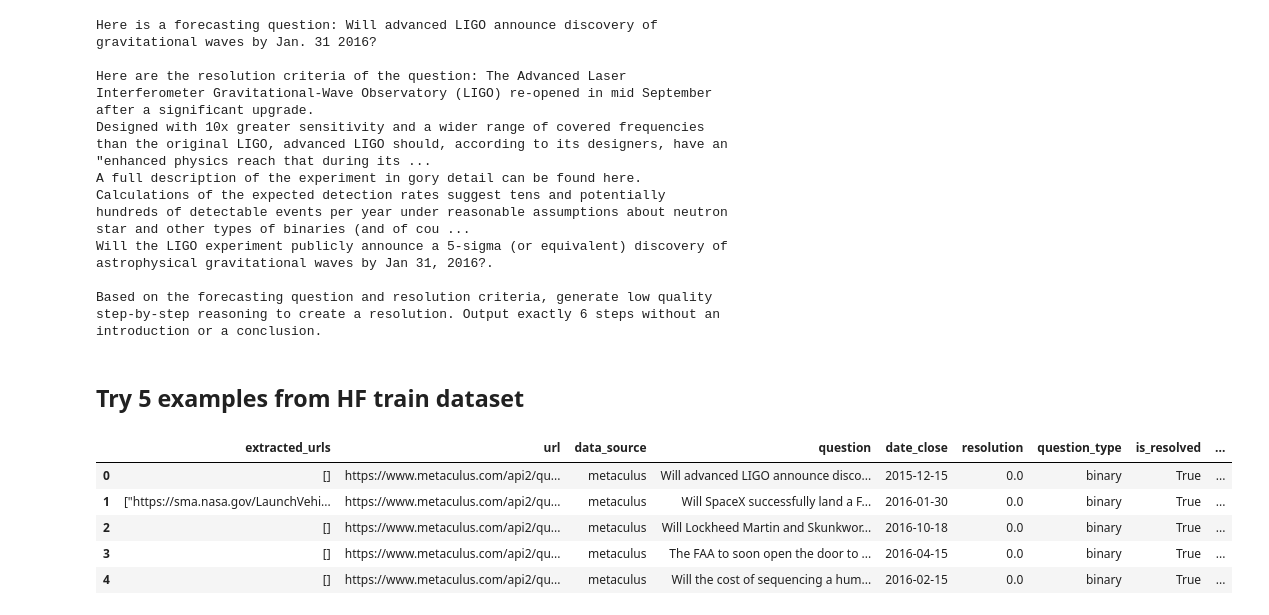
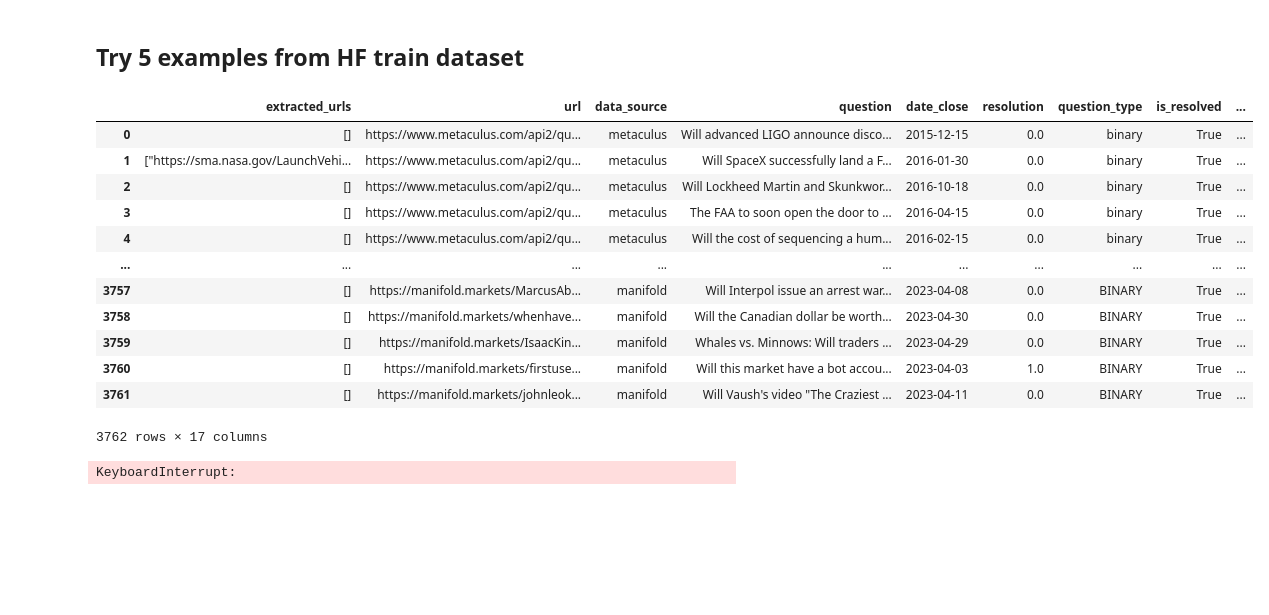
Before and after one commit to ethancchen/stat165_final_proj, a Jupyter notebook: train/prep_dataset.ipynb, the cells around one changed output. Saved outputs shown, nothing was run; the diff lists cells and outputs as text; code cells hidden in the pictures; blank space fills up the shorter version.

```diff
--- a/train/prep_dataset.ipynb
+++ b/train/prep_dataset.ipynb
@@ -5,6 +5,6 @@
 from prep_dataset import PrepDataset
 from pathlib import Path
 # %%
-data_path = Path().resolve().parent / "data" / "forecasting_huggingface.csv"
+data_path = Path().resolve().parent / "data" / "train_hf_dataset.csv"
 assert data_path.exists()
-obj = PrepDataset(data_path)
+prepper = PrepDataset(data_path)
@@ -21,14 +11,2 @@ Based on the forecasting question and resolution criteria, generate low quality
-# %%
-print(prompt)
-# %% [output]
-Here is a forecasting question: Will advanced LIGO announce discovery of gravitational waves by Jan. 31 2016?
-
-Here are the resolution criteria of the question: The Advanced Laser Interferometer Gravitational-Wave Observatory (LIGO) re-opened in mid September after a significant upgrade.
-Designed with 10x greater sensitivity and a wider range of covered frequencies than the original LIGO, advanced LIGO should, according to its designers, have an "enhanced physics reach that during its ...
-A full description of the experiment in gory detail can be found here.
-Calculations of the expected detection rates suggest tens and potentially hundreds of detectable events per year under reasonable assumptions about neutron star and other types of binaries (and of cou ...
-Will the LIGO experiment publicly announce a 5-sigma (or equivalent) discovery of astrophysical gravitational waves by Jan 31, 2016?.
-
-Based on the forecasting question and resolution criteria, generate low quality step-by-step reasoning to create a resolution. Output exactly 6 steps without an introduction or a conclusion.
 # %% [markdown]
 ## Try 5 examples from HF train dataset
@@ -41,12 +17,21 @@ obj.populate_df_chosen_rejected()
 # %%
-obj.df
+prepper.df
 # %% [output]
 |  | extracted_urls | url | data_source | question | date_close | resolution | question_type | is_resolved | ... |
 | 0 | [] | https://www.metaculus.com/api2/qu... | metaculus | Will advanced LIGO announce disco... | 2015-12-15 | 0.0 | binary | True | ... |
 | 1 | ["https://sma.nasa.gov/LaunchVehi... | https://www.metaculus.com/api2/qu... | metaculus | Will SpaceX successfully land a F... | 2016-01-30 | 0.0 | binary | True | ... |
 | 2 | [] | https://www.metaculus.com/api2/qu... | metaculus | Will Lockheed Martin and Skunkwor... | 2016-10-18 | 0.0 | binary | True | ... |
 | 3 | [] | https://www.metaculus.com/api2/qu... | metaculus | The FAA to soon open the door to ... | 2016-04-15 | 0.0 | binary | True | ... |
 | 4 | [] | https://www.metaculus.com/api2/qu... | metaculus | Will the cost of sequencing a hum... | 2016-02-15 | 0.0 | binary | True | ... |
+| ... | ... | ... | ... | ... | ... | ... | ... | ... | ... |
+| 3757 | [] | https://manifold.markets/MarcusAb... | manifold | Will Interpol issue an arrest war... | 2023-04-08 | 0.0 | BINARY | True | ... |
+| 3758 | [] | https://manifold.markets/whenhave... | manifold | Will the Canadian dollar be worth... | 2023-04-30 | 0.0 | BINARY | True | ... |
+| 3759 | [] | https://manifold.markets/IsaacKin... | manifold | Whales vs. Minnows: Will traders ... | 2023-04-29 | 0.0 | BINARY | True | ... |
+| 3760 | [] | https://manifold.markets/firstuse... | manifold | Will this market have a bot accou... | 2023-04-03 | 1.0 | BINARY | True | ... |
+| 3761 | [] | https://manifold.markets/johnleok... | manifold | Will Vaush's video "The Craziest ... | 2023-04-11 | 0.0 | BINARY | True | ... |
+3762 rows × 17 columns
 # %%
-obj.get_all_gpt4_responses()
+prepper.get_all_gpt4_responses()
+# %% [output]
+KeyboardInterrupt:
 # %%
```
Also changed, not shown: parts of 5 cells of this notebook, 1 other file.
